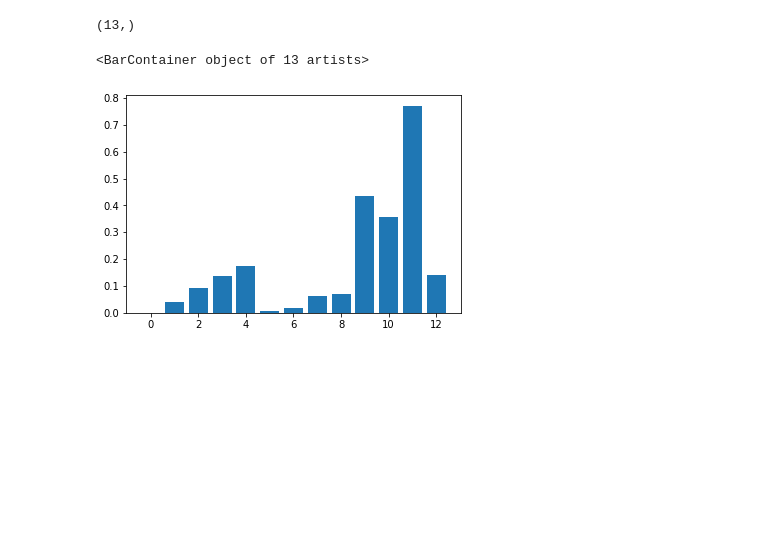
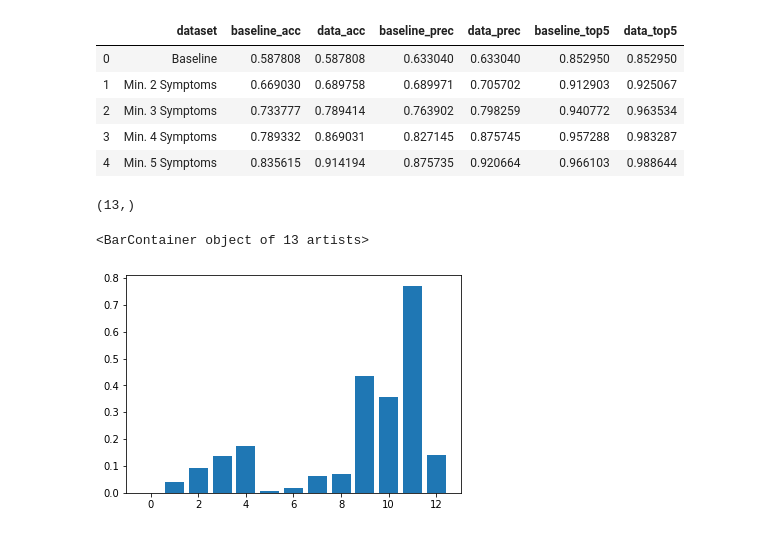
Before and after one commit to teliov/thesis-notebooks, a Jupyter notebook: 07_27_report_plots/compare_baseline.ipynb, the cells around one changed output. Saved outputs shown, nothing was run; the diff lists cells and outputs as text; code cells hidden in the pictures; blank space fills up the shorter version.

```diff
--- a/07_27_report_plots/compare_baseline.ipynb
+++ b/07_27_report_plots/compare_baseline.ipynb
@@ -88,3 +188,12 @@ rf_df = pd.DataFrame(rf_vs_all)
+# %%
+nb_df_inc
+# %% [output]
+|  | dataset | baseline_acc | data_acc | baseline_prec | data_prec | baseline_top5 | data_top5 |
+| 0 | Baseline | 0.587808 | 0.587808 | 0.633040 | 0.633040 | 0.852950 | 0.852950 |
+| 1 | Min. 2 Symptoms | 0.669030 | 0.689758 | 0.689971 | 0.705702 | 0.912903 | 0.925067 |
+| 2 | Min. 3 Symptoms | 0.733777 | 0.789414 | 0.763902 | 0.798259 | 0.940772 | 0.963534 |
+| 3 | Min. 4 Symptoms | 0.789332 | 0.869031 | 0.827145 | 0.875745 | 0.957288 | 0.983287 |
+| 4 | Min. 5 Symptoms | 0.835615 | 0.914194 | 0.875735 | 0.920664 | 0.966103 | 0.988644 |
 # %%
 nb_df.to_csv(os.path.join(table_dir, "nb_all.csv"), float_format="%.3f", index=False)
 rf_df.to_csv(os.path.join(table_dir, "rf_all.csv"), float_format="%.3f", index=False)
```
Also changed, not shown: parts of 18 cells of this notebook, 5 other files.
